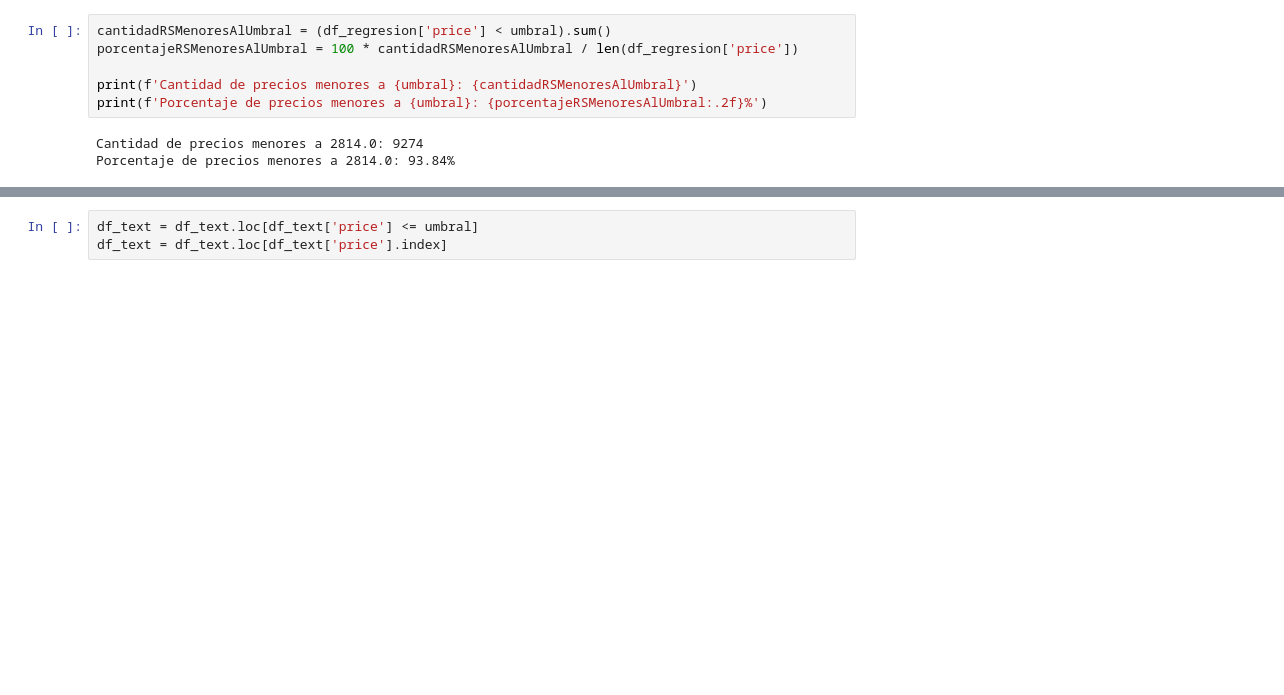
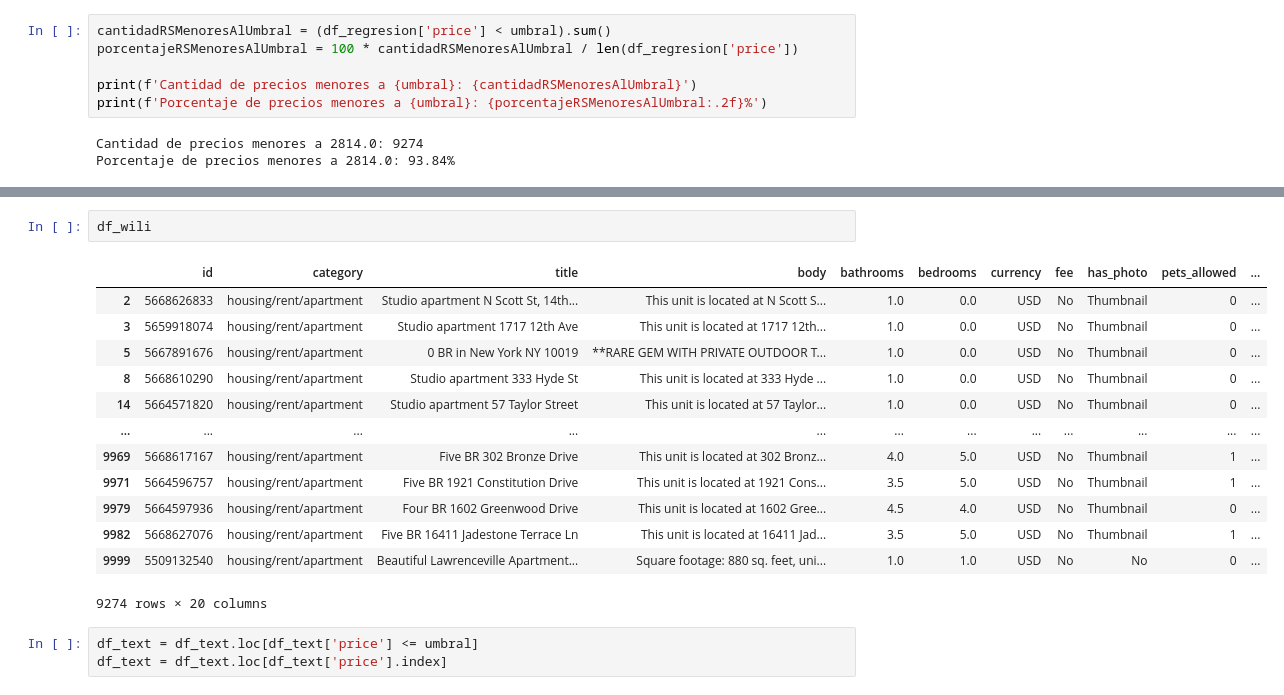
Before and after one commit to Analitica-2025-01/Proyecto-1, a Jupyter notebook: Limpieza de Datos/Limpieza.ipynb, the cells around one changed output, grey strips where cells are left out. Drawn from its saved outputs; the diff is of its cells as text; blank space fills up the shorter version.

```diff
--- a/Limpieza de Datos/Limpieza.ipynb
+++ b/Limpieza de Datos/Limpieza.ipynb
@@ -201,3 +184,19 @@ df
+# %%
+df_wili
+# %% [output]
+|  | id | category | title | body | bathrooms | bedrooms | currency | fee | has_photo | pets_allowed | ... |
+| 2 | 5668626833 | housing/rent/apartment | Studio apartment N Scott St, 14th... | This unit is located at N Scott S... | 1.0 | 0.0 | USD | No | Thumbnail | 0 | ... |
+| 3 | 5659918074 | housing/rent/apartment | Studio apartment 1717 12th Ave | This unit is located at 1717 12th... | 1.0 | 0.0 | USD | No | Thumbnail | 0 | ... |
+| 5 | 5667891676 | housing/rent/apartment | 0 BR in New York NY 10019 | **RARE GEM WITH PRIVATE OUTDOOR T... | 1.0 | 0.0 | USD | No | Thumbnail | 0 | ... |
+| 8 | 5668610290 | housing/rent/apartment | Studio apartment 333 Hyde St | This unit is located at 333 Hyde ... | 1.0 | 0.0 | USD | No | Thumbnail | 0 | ... |
+| 14 | 5664571820 | housing/rent/apartment | Studio apartment 57 Taylor Street | This unit is located at 57 Taylor... | 1.0 | 0.0 | USD | No | Thumbnail | 0 | ... |
+| ... | ... | ... | ... | ... | ... | ... | ... | ... | ... | ... | ... |
+| 9969 | 5668617167 | housing/rent/apartment | Five BR 302 Bronze Drive | This unit is located at 302 Bronz... | 4.0 | 5.0 | USD | No | Thumbnail | 1 | ... |
+| 9971 | 5664596757 | housing/rent/apartment | Five BR 1921 Constitution Drive | This unit is located at 1921 Cons... | 3.5 | 5.0 | USD | No | Thumbnail | 1 | ... |
+| 9979 | 5664597936 | housing/rent/apartment | Four BR 1602 Greenwood Drive | This unit is located at 1602 Gree... | 4.5 | 4.0 | USD | No | Thumbnail | 0 | ... |
+| 9982 | 5668627076 | housing/rent/apartment | Five BR 16411 Jadestone Terrace Ln | This unit is located at 16411 Jad... | 3.5 | 5.0 | USD | No | Thumbnail | 1 | ... |
+| 9999 | 5509132540 | housing/rent/apartment | Beautiful Lawrenceville Apartment... | Square footage: 880 sq. feet, uni... | 1.0 | 1.0 | USD | No | No | 0 | ... |
+9274 rows × 20 columns
 # %%
 df_text = df_text.loc[df_text['price'] <= umbral]
 df_text = df_text.loc[df_text['price'].index]
```
Also changed, not shown: parts of 70 cells of this notebook, 11 other files.
